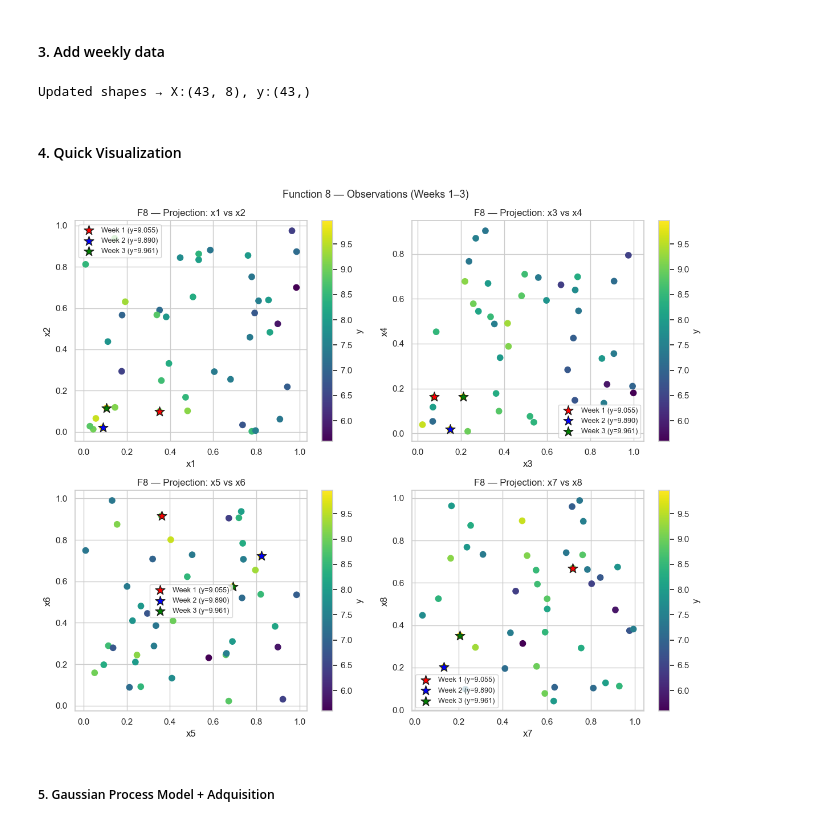
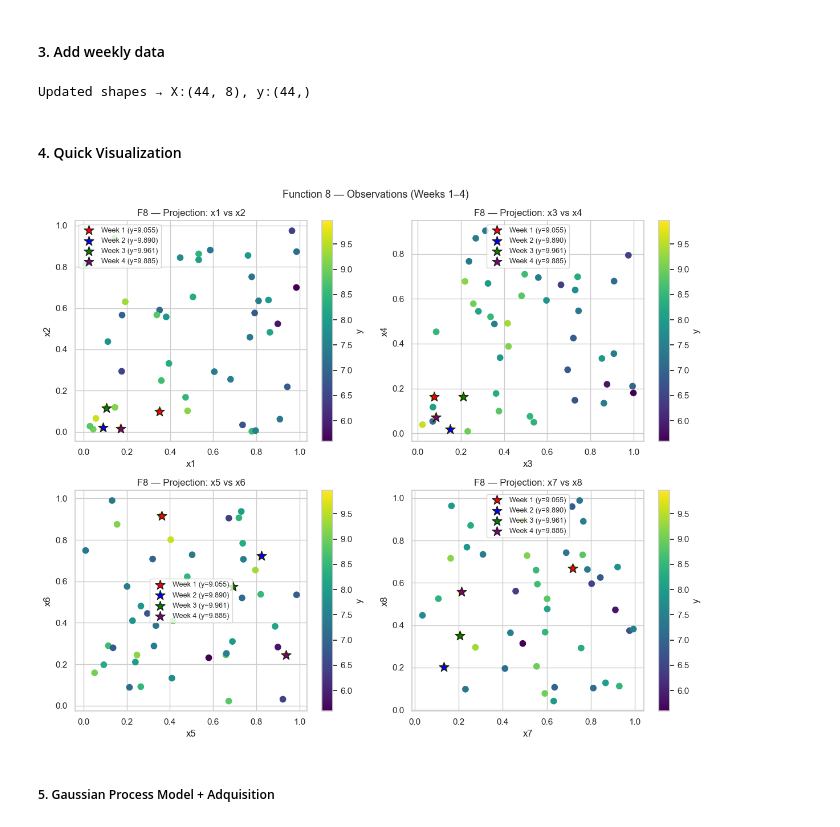
Before and after one commit to ManuelGO/ai-capstone-project, a Jupyter notebook: exploration_notebooks/function8_exploration.ipynb, the cells around one changed output. Cells and saved outputs as stored; diff of their text form; code cells hidden in the pictures.

```diff
--- a/exploration_notebooks/function8_exploration.ipynb
+++ b/exploration_notebooks/function8_exploration.ipynb
@@ -35,6 +35,7 @@ week_data = [
     (np.array([0.351365,0.099784, 0.076173,0.161989,0.36082,0.91595,0.718151,0.668977]), 9.0553832140311),  # W1
     (np.array([0.088343, 0.02128 , 0.151776, 0.018496, 0.823879, 0.721907, 0.134064, 0.2023]),  9.890404044596501), # W2
     (np.array([0.105756, 0.116724, 0.211116, 0.162702, 0.690885, 0.574863, 0.206488, 0.351411]),  9.9611043398184), # W3
+    (np.array([0.171507, 0.017214, 0.084574, 0.070729, 0.938260, 0.245036, 0.212326, 0.556747]),  9.8846114223881), # W4
 ]
 
 X_prev, y_prev = X.copy(), y.copy()
@@ -45,37 +46,45 @@ for x_new, y_new in week_data:
 
 print(f"Updated shapes → X:{X.shape}, y:{y.shape}")
 # %% [output]
-Updated shapes → X:(43, 8), y:(43,)
+Updated shapes → X:(44, 8), y:(44,)
 # %% [markdown]
 #### 4. Quick Visualization
 # %%
+# --- Add Week 4 to the small multiples visualization (F8) ---
 
-# Common color scale to compare across subplots
+# Common color scale across subplots
 vmin, vmax = float(np.min(y)), float(np.max(y))
 
-fig, axes = plt.subplots(2, 2, figsize=(12,10))
+fig, axes = plt.subplots(2, 2, figsize=(12, 10))
 
+# (x_i, x_j) pairs for 2D projections
 pairs = [("x1","x2", 0,1), ("x3","x4", 2,3), ("x5","x6", 4,5), ("x7","x8", 6,7)]
-colors = ['red','blue','green']
-labels = [f'Week 1 (y={week_data[0][1]:.3f})',
-          f'Week 2 (y={week_data[1][1]:.3f})',
-          f'Week 3 (y={week_data[2][1]:.3f})']
+
+# Colors and labels for weeks 1–4
+colors = ["red", "blue", "green", "purple"]
+labels = [
+    f"Week 1 (y={week_data[0][1]:.3f})",
+    f"Week 2 (y={week_data[1][1]:.3f})",
+    f"Week 3 (y={week_data[2][1]:.3f})",
+    f"Week 4 (y={week_data[3][1]:.3f})",
+]
 
 for ax, (lx, ly, i, j) in zip(axes.ravel(), pairs):
-    sc = ax.scatter(X[:, i], X[:, j], c=y, cmap='viridis', s=55, vmin=vmin, vmax=vmax)
-    # mark weeks
+    # Background scatter: initial + all weeks, colored by y
+    sc = ax.scatter(X[:, i], X[:, j], c=y, cmap="viridis", s=55, vmin=vmin, vmax=vmax)
+    # Highlight each week's point with a star
     for (xw, yw), c, lab in zip(week_data, colors, labels):
-        ax.scatter(xw[i], xw[j], c=c, s=160, marker='*', edgecolors='k', label=lab)
+        ax.scatter(xw[i], xw[j], c=c, s=160, marker="*", edgecolors="k", label=lab)
     ax.set_xlabel(lx); ax.set_ylabel(ly)
-    ax.set_title(f'F8 — Projection: {lx} vs {ly}')
-    ax.legend(loc='best', fontsize=9)
-    fig.colorbar(sc, ax=ax, label='y')
+    ax.set_title(f"F8 — Projection: {lx} vs {ly}")
+    ax.legend(loc="best", fontsize=9)
+    fig.colorbar(sc, ax=ax, label="y")
 
-plt.suptitle('Function 8 — Observations (Weeks 1–3)', fontsize=13)
+plt.suptitle("Function 8 — Observations (Weeks 1–4)", fontsize=13)
 plt.tight_layout()
 plt.show()
 # %% [output]
-[figure, old version]
+[figure, new version]
 # %% [markdown]
 ##### 5. Gaussian Process Model + Adquisition
 # %% [markdown]
```
Also changed, not shown: parts of 5 cells of this notebook, 34 other files.
